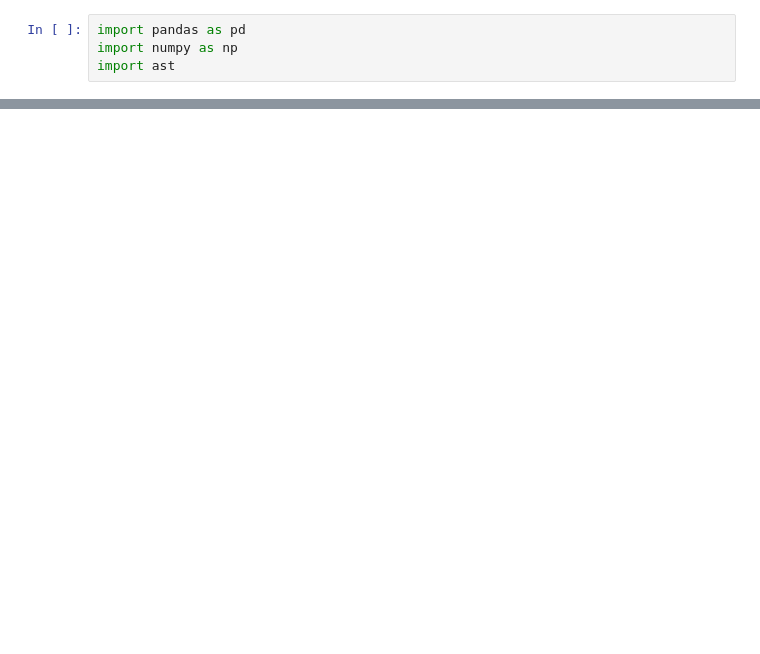
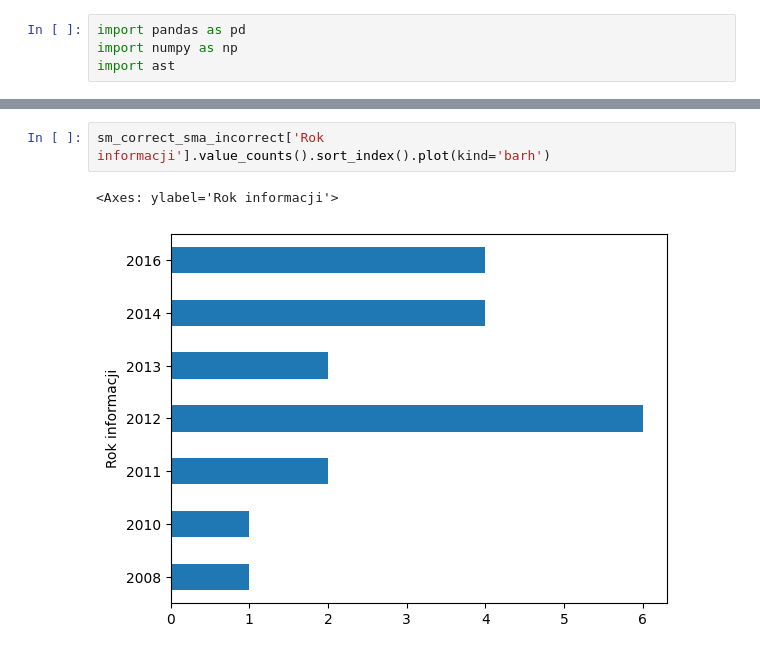
Before and after one commit to jegor377/thesis_classifier, a Jupyter notebook: SM vs SMA analysis results analysis.ipynb, the cells around one changed output, grey strips where cells are left out. Saved outputs shown, nothing was run; the diff lists cells and outputs as text; blank space fills up the shorter version.

```diff
--- a/SM vs SMA analysis results analysis.ipynb
+++ b/SM vs SMA analysis results analysis.ipynb
@@ -44,0 +47,5 @@ sm_incorrect_sma_correct.describe()
+# %%
+sm_correct_sma_incorrect['Rok informacji'].value_counts().sort_index().plot(kind='barh')
+# %% [output]
+<Axes: ylabel='Rok informacji'>
+[figure, added]
```
Also changed, not shown: parts of 12 cells of this notebook, 7 other files.
